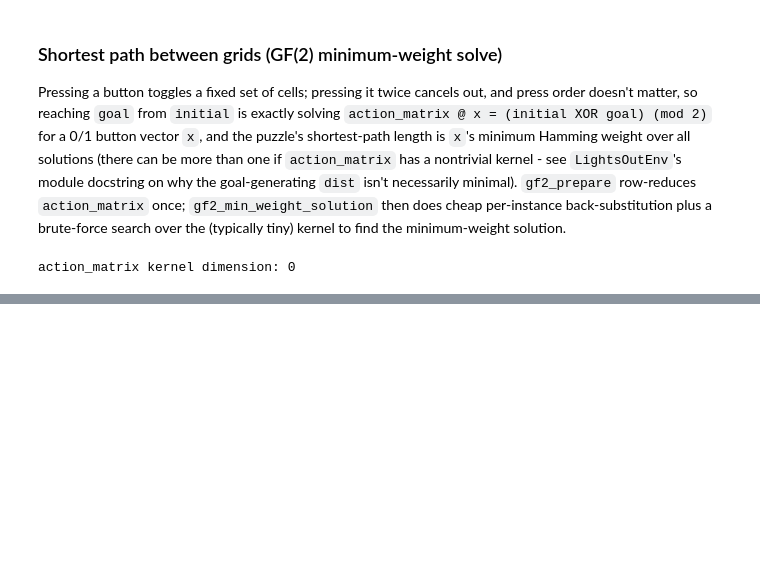
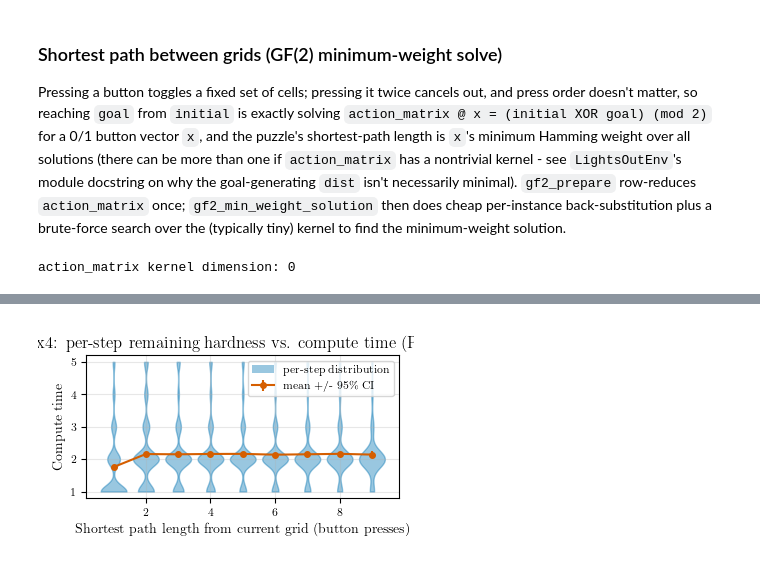
Before and after one commit to chanb/Stoix, a Jupyter notebook: ramdp_experiments/analysis-compute_time-hardness.ipynb, the cells around one changed output, grey strips where cells are left out. Drawn from its saved outputs; the diff is of its cells as text; code cells hidden in the pictures; blank space fills up the shorter version.

```diff
--- a/ramdp_experiments/analysis-compute_time-hardness.ipynb
+++ b/ramdp_experiments/analysis-compute_time-hardness.ipynb
@@ -515,0 +630,92 @@ Spearman r = 0.016
+# %%
+def build_step_dataframe(df, gf2_prepared):
+    """Expands each episode's padded-to-ROLLOUT_MAX_STEPS `states`/
+    `compute_times` (see rollout_episodes) into one row per real step -
+    dropping the trailing padding via `valid_steps` - and computes the
+    shortest-path length from that step's *current* grid to the episode's
+    goal grid."""
+    rows = []
+    for _, episode_row in df.iterrows():
+        goal_grid = episode_row["goal_grid"]
+        if not episode_row["solved"]:
+            continue
+
+        for step, (grid, compute_time, valid) in enumerate(
+            zip(episode_row["states"], episode_row["compute_times"], episode_row["valid_steps"])
+        ):
+            if not valid:
+                continue
+            diff = np.logical_xor(grid, goal_grid).astype(np.uint8)
+            rows.append(
+                {
+                    "episode": episode_row["episode"],
+                    "step": step,
+                    "compute_time": float(compute_time),
+                    "shortest_path_length": gf2_min_weight_solution(gf2_prepared, diff),
+                    "length_to_go": episode_row["episode_length"] - step,
+                }
+            )
+    return pd.DataFrame.from_records(rows)
+
+
+step_df = build_step_dataframe(df, gf2_prepared)
+step_plot_df = step_df.dropna(subset=["shortest_path_length"])
+
+step_pearson_r = step_plot_df["shortest_path_length"].corr(step_plot_df["compute_time"], method="pearson")
+step_spearman_r = step_plot_df["shortest_path_length"].corr(step_plot_df["compute_time"], method="spearman")
+print(f"[per-step] Pearson r  = {step_pearson_r:.3f}")
+print(f"[per-step] Spearman r = {step_spearman_r:.3f}")
+
+by_distance = step_plot_df.groupby("shortest_path_length")["compute_time"].agg(["mean", "sem", "count"])
+
+# One violin per shortest-path-length value, positioned at its actual value on
+# the x-axis (rather than seaborn's categorical slot-per-group placement) so it
+# lines up with the mean +/- 95% CI overlay below without remapping. A KDE-based
+# violin needs >= 2 distinct values, so groups that don't qualify (typically the
+# sparsely-populated tails) fall back to being represented by that overlay alone.
+violin_groups = [
+    (distance, group["compute_time"].to_numpy())
+    for distance, group in step_plot_df.groupby("shortest_path_length")
+]
+violin_groups = [(d, v) for d, v in violin_groups if len(v) >= 2 and np.std(v) > 0]
+violin_color = sns.color_palette("colorblind")[0]
+mean_color = sns.color_palette("colorblind")[3]
+
+fig, ax = plt.subplots(figsize=set_size(doc_width_pt, fraction=0.6))
+if violin_groups:
+    parts = ax.violinplot(
+        [v for _, v in violin_groups],
+        positions=[d for d, _ in violin_groups],
+        widths=0.8,
+        showmeans=False,
+        showmedians=False,
+        showextrema=False,
+    )
+    for body in parts["bodies"]:
+        body.set_facecolor(violin_color)
+        body.set_edgecolor(violin_color)
+        body.set_alpha(0.4)
+
+mean_errorbar = ax.errorbar(
+    by_distance.index,
+    by_distance["mean"],
+    yerr=CI95_Z * by_distance["sem"].fillna(0.0),
+    marker="o",
+    ms=4,
+    linewidth=1.5,
+    color=mean_color,
+    label=r"mean +/- 95\% CI",
+)
+ax.legend(
+    handles=[Patch(facecolor=violin_color, alpha=0.4, label="per-step distribution"), mean_errorbar]
+)
+ax.set_xlabel("Shortest path length from current grid (button presses)")
+ax.set_ylabel("Compute time")
+ax.set_title(
+    f"lightsout-{GRID_SIZE}: per-step remaining hardness vs. compute time "
+    f"(Pearson r={step_pearson_r:.2f})"
+)
+ax.grid(True, alpha=0.3)
+fig.tight_layout()
+plt.savefig("analysis-compute_time-hardness_per_step.pdf", dpi=600, format="pdf", bbox_inches="tight")
+# %% [output]
@@ -515,0 +724 @@ Spearman r = 0.016
+[figure, added]
```
Also changed, not shown: parts of 10 cells of this notebook, 1 other file.
